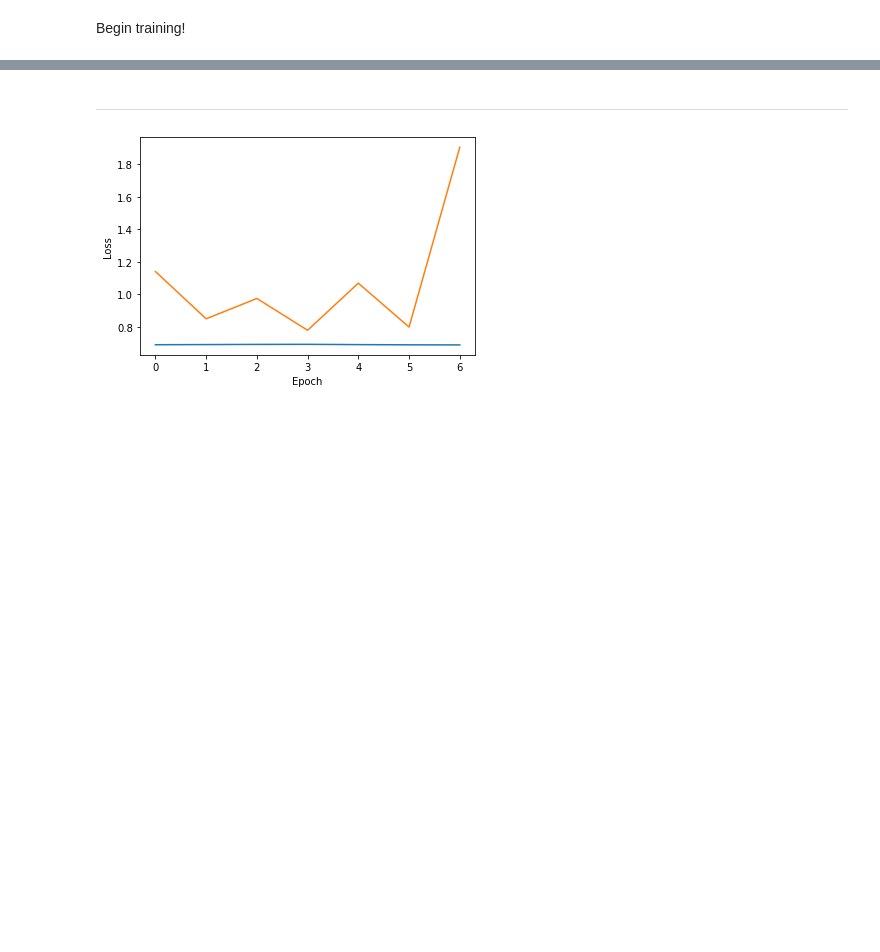
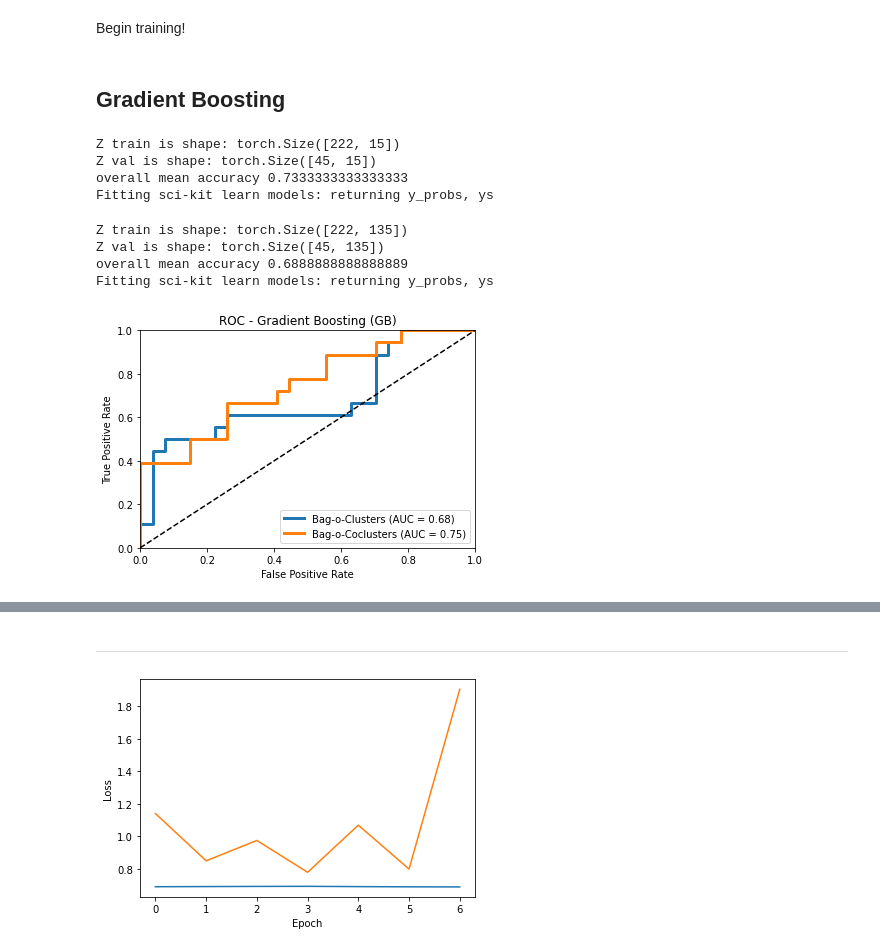
Before and after one commit to gmachiraju/codex-analysis, a Jupyter notebook: code/SSL-experiments.ipynb, the cells around one changed output, grey strips where cells are left out. Cells and saved outputs as stored; diff of their text form; code cells hidden in the pictures; blank space fills up the shorter version.

```diff
--- a/code/SSL-experiments.ipynb
+++ b/code/SSL-experiments.ipynb
@@ -154,2 +270,53 @@ train / val split: 200 22
 # %% [markdown]
 Begin training!
+# %%
+from sklearn.ensemble import GradientBoostingClassifier
+Zs_path_train = "/home/data/tinycam/train/Zs"
+Zs_path_val = "/home/data/tinycam/val/Zs"
+# %% [markdown]
+## Gradient Boosting
+# %%
+label_dict_path_train = "/home/codex_analysis/codex-analysis/code/outputs/train-cam-cam16-224-background-labeldict.obj"
+label_dict_path_val = "/home/codex_analysis/codex-analysis/code/outputs/val-cam-cam16-224-background-labeldict.obj"
+
+m="clusterbag"
+adapter = GradientBoostingClassifier(n_estimators=100, learning_rate=0.1, max_depth=3, random_state=0)
+adapter_cb, y_probs_cb, ys_cb = train_on_Z(adapter, device, None, Zs_path_train, Zs_path_val, label_dict_path_train, label_dict_path_val, None, None, epochs=20, mode=m, kmeans_model=kmeans_model)
+# %% [output]
+Z train is shape: torch.Size([222, 15])
+Z val is shape: torch.Size([45, 15])
+overall mean accuracy 0.7333333333333333
+Fitting sci-kit learn models: returning y_probs, ys
+# %%
+m="coclusterbag"
+adapter = GradientBoostingClassifier(n_estimators=100, learning_rate=0.1, max_depth=3, random_state=0)
+adapter_ccb, y_probs_ccb, ys_ccb = train_on_Z(adapter, device, None, Zs_path_train, Zs_path_val, label_dict_path_train, label_dict_path_val, None, None, epochs=20, mode=m, kmeans_model=kmeans_model)
+# %% [output]
+Z train is shape: torch.Size([222, 135])
+Z val is shape: torch.Size([45, 135])
+overall mean accuracy 0.6888888888888889
+Fitting sci-kit learn models: returning y_probs, ys
+# %%
+import sklearn.metrics as metrics
+import matplotlib.pyplot as plt
+
+y_probs = [y_probs_cb, y_probs_ccb]
+ys = [ys_cb, ys_ccb]
+model_str = ["Bag-o-Clusters", "Bag-o-Coclusters"]
+
+for idx, y_prob in enumerate(y_probs):
+    preds = y_prob[:,1]
+    fpr, tpr, threshold = metrics.roc_curve(ys[idx], preds)
+    roc_auc = metrics.auc(fpr, tpr)
+    plt.plot(fpr, tpr, linewidth=3, label=model_str[idx] + ' (AUC = %0.2f)' % roc_auc)
+
+plt.title('ROC - Gradient Boosting (GB)')
+plt.legend(loc = 'lower right')
+plt.plot([0, 1], [0, 1],'k--')
+plt.xlim([0, 1])
+plt.ylim([0, 1])
+plt.ylabel('True Positive Rate')
+plt.xlabel('False Positive Rate')
+plt.show()
+# %% [output]
+[figure, added]
```
Also changed, not shown: parts of 41 cells of this notebook, 11 other files.
